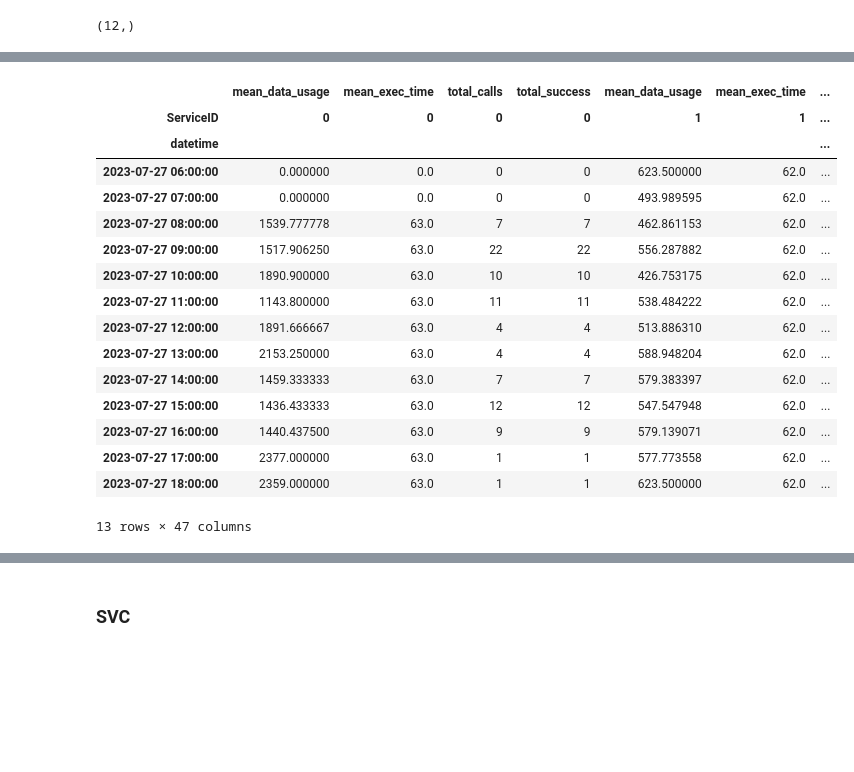
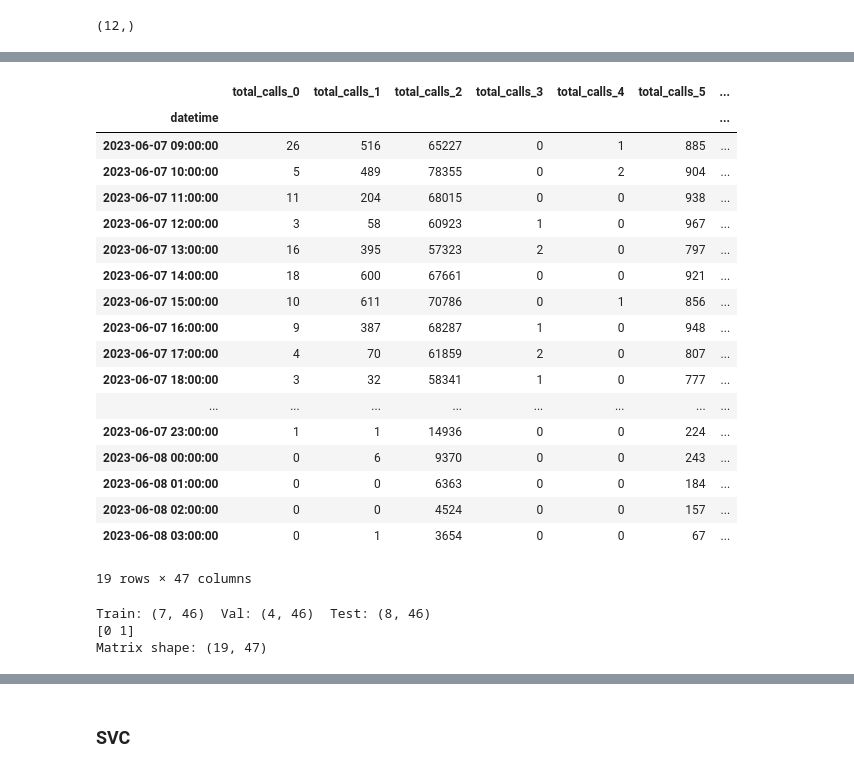
Before and after one commit to giunzz/Data_Science, a Jupyter notebook: Tuan6/BT6.ipynb, the cells around one changed output, grey strips where cells are left out. Drawn from its saved outputs; the diff is of its cells as text; code cells hidden in the pictures; blank space fills up the shorter version.

```diff
--- a/Tuan6/BT6.ipynb
+++ b/Tuan6/BT6.ipynb
@@ -63,7 +68,5 @@ features = result.groupby(["datetime", "ServiceID"]).agg(
 
     )
 matrix = features.unstack(level="ServiceID", fill_value=0)
-matrix = matrix.sort_index(axis=1, level=1)
-matrix.to_csv("feature.csv", index=False)
 matrix
 # %% [output]
@@ -87,5 +92,0 @@ matrix
-# %%
-same_all = (matrix["total_calls"] == matrix["total_success"]).all(axis=1)
-matrix["label"] = same_all.astype(int)
-print(matrix["label"].value_counts())
-matrix
@@ -119,0 +93,6 @@ from sklearn.impute import SimpleImputer
+# %%
+matrix.columns = [
+    "_".join([str(c) for c in col if c != ""]) if isinstance(col, tuple) else str(col)
+    for col in matrix.columns
+]
+matrix # chuyển từng phần tử trong tuple thành chuỗi.
@@ -119,0 +119,5 @@ from sklearn.impute import SimpleImputer
+# %%
+matrix["label"] = (matrix.filter(like="total_calls").values ==
+                matrix.filter(like="total_success").values).all(axis=1).astype(int)
+print(matrix["label"].value_counts())
+matrix
@@ -120,25 +148,45 @@ from sklearn.impute import SimpleImputer
 # %%
-trans_matrix = matrix.copy()
-trans_matrix["hour"] = trans_matrix.index.hour
-trans_matrix["day"] = trans_matrix.index.dayofweek
-trans_matrix.to_csv("feature.csv", index=False)
-trans_matrix
+matrix["hour"] = matrix.index.hour
+matrix["day"] = matrix.index.dayofweek
+matrix
 # %% [output]
-|  | mean_data_usage | mean_exec_time | total_calls | total_success | mean_data_usage | mean_exec_time | ... |
-| ServiceID | 0 | 0 | 0 | 0 | 1 | 1 | ... |
+|  | total_calls_0 | total_calls_1 | total_calls_2 | total_calls_3 | total_calls_4 | total_calls_5 | ... |
 | datetime |  |  |  |  |  |  | ... |
-| 2023-07-27 06:00:00 | 0.000000 | 0.0 | 0 | 0 | 623.500000 | 62.0 | ... |
-| 2023-07-27 07:00:00 | 0.000000 | 0.0 | 0 | 0 | 493.989595 | 62.0 | ... |
-| 2023-07-27 08:00:00 | 1539.777778 | 63.0 | 7 | 7 | 462.861153 | 62.0 | ... |
-| 2023-07-27 09:00:00 | 1517.906250 | 63.0 | 22 | 22 | 556.287882 | 62.0 | ... |
-| 2023-07-27 10:00:00 | 1890.900000 | 63.0 | 10 | 10 | 426.753175 | 62.0 | ... |
-| 2023-07-27 11:00:00 | 1143.800000 | 63.0 | 11 | 11 | 538.484222 | 62.0 | ... |
-| 2023-07-27 12:00:00 | 1891.666667 | 63.0 | 4 | 4 | 513.886310 | 62.0 | ... |
-| 2023-07-27 13:00:00 | 2153.250000 | 63.0 | 4 | 4 | 588.948204 | 62.0 | ... |
-| 2023-07-27 14:00:00 | 1459.333333 | 63.0 | 7 | 7 | 579.383397 | 62.0 | ... |
-| 2023-07-27 15:00:00 | 1436.433333 | 63.0 | 12 | 12 | 547.547948 | 62.0 | ... |
-| 2023-07-27 16:00:00 | 1440.437500 | 63.0 | 9 | 9 | 579.139071 | 62.0 | ... |
-| 2023-07-27 17:00:00 | 2377.000000 | 63.0 | 1 | 1 | 577.773558 | 62.0 | ... |
-| 2023-07-27 18:00:00 | 2359.000000 | 63.0 | 1 | 1 | 623.500000 | 62.0 | ... |
+| 2023-06-07 09:00:00 | 26 | 516 | 65227 | 0 | 1 | 885 | ... |
+| 2023-06-07 10:00:00 | 5 | 489 | 78355 | 0 | 2 | 904 | ... |
+| 2023-06-07 11:00:00 | 11 | 204 | 68015 | 0 | 0 | 938 | ... |
+| 2023-06-07 12:00:00 | 3 | 58 | 60923 | 1 | 0 | 967 | ... |
+| 2023-06-07 13:00:00 | 16 | 395 | 57323 | 2 | 0 | 797 | ... |
+| 2023-06-07 14:00:00 | 18 | 600 | 67661 | 0 | 0 | 921 | ... |
+| 2023-06-07 15:00:00 | 10 | 611 | 70786 | 0 | 1 | 856 | ... |
+| 2023-06-07 16:00:00 | 9 | 387 | 68287 | 1 | 0 | 948 | ... |
+| 2023-06-07 17:00:00 | 4 | 70 | 61859 | 2 | 0 | 807 | ... |
+| 2023-06-07 18:00:00 | 3 | 32 | 58341 | 1 | 0 | 777 | ... |
+| ... | ... | ... | ... | ... | ... | ... | ... |
+| 2023-06-07 23:00:00 | 1 | 1 | 14936 | 0 | 0 | 224 | ... |
+| 2023-06-08 00:00:00 | 0 | 6 | 9370 | 0 | 0 | 243 | ... |
+| 2023-06-08 01:00:00 | 0 | 0 | 6363 | 0 | 0 | 184 | ... |
+| 2023-06-08 02:00:00 | 0 | 0 | 4524 | 0 | 0 | 157 | ... |
+| 2023-06-08 03:00:00 | 0 | 1 | 3654 | 0 | 0 | 67 | ... |
-13 rows × 47 columns
+19 rows × 47 columns
+# %%
+# --- Train / Test split ---
+split_point = int(len(matrix) * 0.6)
+trainval = matrix.iloc[:split_point]
+test = matrix.iloc[split_point:]
+
+X = trainval.drop(columns=["label"])
+y = trainval["label"]
+X_train, X_val, y_train, y_val = train_test_split(X, y, test_size=0.3, random_state=42, stratify=y)
+
+X_test = test.drop(columns=["label"])
+y_test = test["label"]
+
+print("Train:", X_train.shape, " Val:", X_val.shape, " Test:", X_test.shape)
+print(np.unique(y_train))
+print("Matrix shape:", matrix.shape)
+# %% [output]
+Train: (7, 46)  Val: (4, 46)  Test: (8, 46)
+[0 1]
+Matrix shape: (19, 47)
 # %%
```
Also changed, not shown: parts of 29 cells of this notebook, 5 other files.
